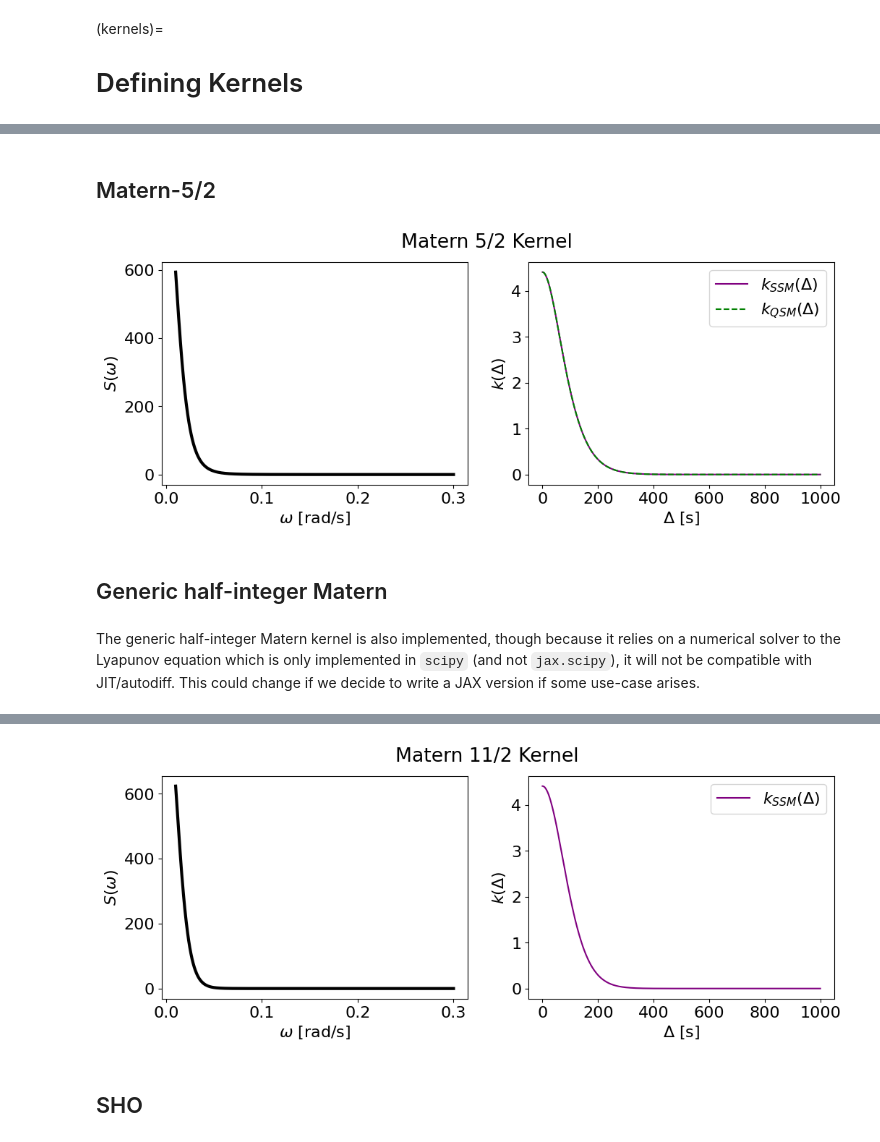
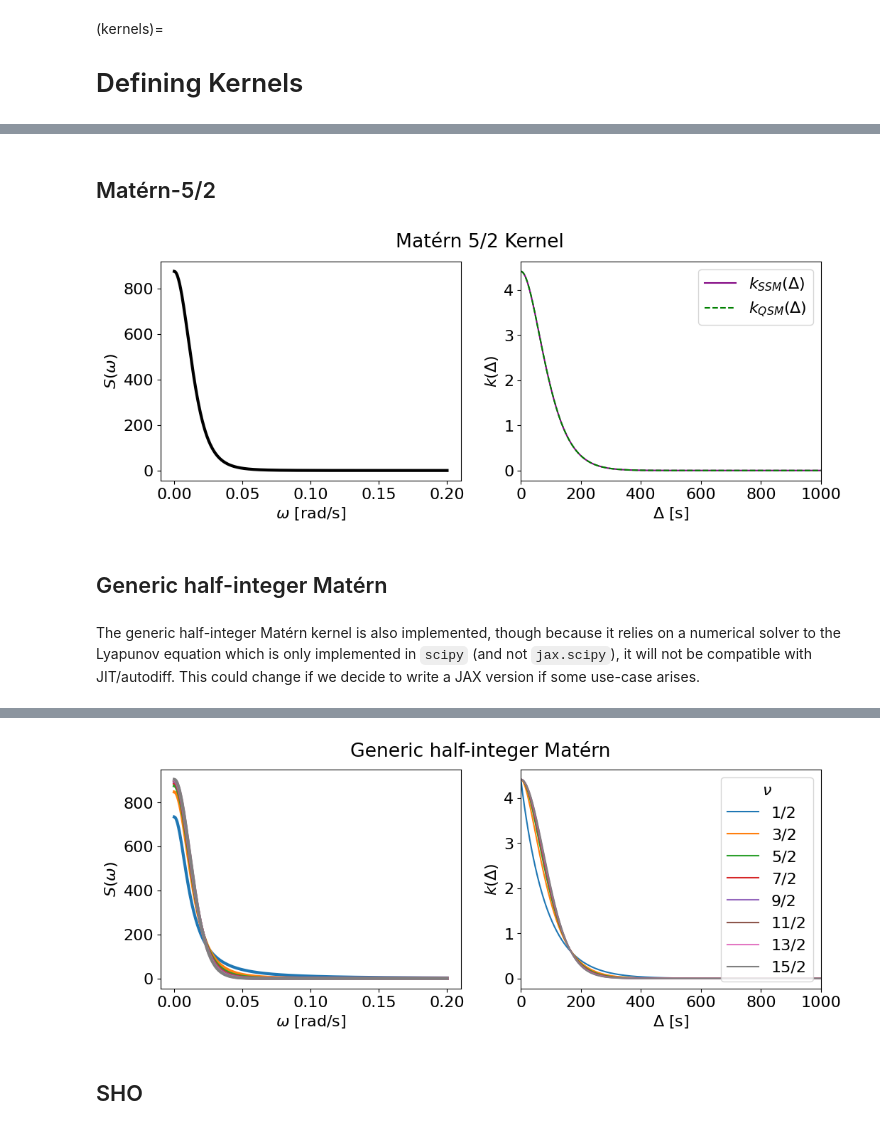
Before and after one commit to smolgp-dev/smolgp, a Jupyter notebook: docs/tutorials/kernels.ipynb, the cells around one changed output, grey strips where cells are left out. Saved outputs shown, nothing was run; the diff lists cells and outputs as text; code cells hidden in the pictures.

```diff
--- a/docs/tutorials/kernels.ipynb
+++ b/docs/tutorials/kernels.ipynb
@@ -27,28 +27,33 @@ A number of kernels are pre-defined in `smolgp`, such as the exponential kernel,
 # %%
-def plot_psd(kssm, ax=None):
-    w = jnp.linspace(0.01, 0.3, 1000)
+dts = jnp.linspace(0, 600, 500)
+w = jnp.linspace(0, 0.2, 500)
+
+def plot_psd(kssm, ax=None, color='k', **kwargs):
     S = kssm.psd(w)
     if ax is None:
         fig, ax = plt.subplots(figsize=(8, 2))
-    ax.plot(w, S, color='k', lw=3)
+    ax.plot(w, S, color=color, lw=3, **kwargs)
     ax.set(xlabel=r'$\omega$ [rad/s]', ylabel=r'$S(\omega)$');
 
 def plot_cov(kernel, ax=None, **kwargs):
-    dts = jnp.linspace(0, 1000, 500)
     zeros = jnp.zeros_like(dts)
     cov = kernel(zeros, dts)[0,:]
     if ax is None:
         fig, ax = plt.subplots(figsize=(8, 2))
     ax.plot(dts, cov, **kwargs)
-    ax.set(xlabel=r'$\Delta$ [s]', ylabel=r'$k(\Delta)$');
+    ax.set(xlabel=r'$\Delta$ [s]', ylabel=r'$k(\Delta)$', xlim=(dts.min(), dts.max()));
 
-def plot_psd_and_cov(kssm, kqsm=None, name='Kernel'):
-    fig, axes = plt.subplots(1,2, figsize=(12,4))
-    fig.suptitle(name)
+def plot_psd_and_cov(kssm, kqsm=None, name='Kernel', axes=None, label=None):
+    if axes is None:
+        fig, axes = plt.subplots(1,2, figsize=(12,4))
+        fig.suptitle(name)
+    else:
+        fig = axes[0].get_figure()
     plot_psd(kssm, ax=axes[0])
-    plot_cov(kssm, ax=axes[1], color='purple', label=r'$k_{SSM}(\Delta)$')
+    plot_cov(kssm, ax=axes[1], color='purple', label=r'$k_{SSM}(\Delta)$' if label is None else label)
     if kqsm is not None:
         label = 'QSM' if isinstance(kqsm, tinygp.kernels.quasisep.Quasisep) else 'Dense'
         plot_cov(kqsm, ax=axes[1], color='green', label=r'$k_{' + label + '}(\Delta)$', ls='--')
     axes[1].legend(loc='upper right')
+    return fig, axes
 # %% [markdown]
@@ -76,23 +81,33 @@ plot_psd_and_cov(m32_smol, m32_tiny, name='Matern 3/2 Kernel')
 # %% [markdown]
-## Matern-5/2
+## Matérn-5/2
 # %%
 sigma = 2.1
 scale = 83.3
 
 m52_smol = smolgp.kernels.Matern52(scale=scale, sigma=sigma)
 m52_tiny = tinygp.kernels.quasisep.Matern52(scale=scale, sigma=sigma)
-plot_psd_and_cov(m52_smol, m52_tiny, name='Matern 5/2 Kernel')
+fig, axes = plot_psd_and_cov(m52_smol, m52_tiny, name='Matérn 5/2 Kernel')
 # %% [output]
-[figure, old version]
+[figure, new version]
 # %% [markdown]
-## Generic half-integer Matern
+## Generic half-integer Matérn
 # %% [markdown]
-The generic half-integer Matern kernel is also implemented, though because it relies on a numerical solver to the Lyapunov equation which is only implemented in `scipy` (and not `jax.scipy`), it will not be compatible with JIT/autodiff. This could change if we decide to write a JAX version if some use-case arises.
+The generic half-integer Matérn kernel is also implemented, though because it relies on a numerical solver to the Lyapunov equation which is only implemented in `scipy` (and not `jax.scipy`), it will not be compatible with JIT/autodiff. This could change if we decide to write a JAX version if some use-case arises.
 # %%
+from unicodedata import name
+
+
 sigma = 2.1
 scale = 83.3
+nus = ['1/2', '3/2', '5/2', '7/2', '9/2', '11/2', '13/2', '15/2']
 
-m72 = smolgp.kernels.base.Matern(nu=11/2, scale=scale, sigma=sigma)
-plot_psd_and_cov(m72, name='Matern 11/2 Kernel')
+fig, axes = plt.subplots(1,2, figsize=(12,4))
+for nu in nus:
+    v = float(eval(nu))
+    matern = smolgp.kernels.Matern(nu=v, scale=scale, sigma=sigma)
+    plot_psd(matern, ax=axes[0], color=f'C{int(v-0.5)}',)
+    plot_cov(matern, ax=axes[1], color=f'C{int(v-0.5)}', label=f'{nu}')
+fig.suptitle('Generic half-integer Matérn')
+axes[1].legend(loc='upper right', title=r'$\nu$');
 # %% [output]
 Warning: there does not seem to be a JAX implementation of solve_continuous_lyapunov, so we use the scipy version here for now. This means that this method will not be JIT-compilable.
@@ -99,4 +121,4 @@ Warning: there does not seem to be a JAX implementation of solve_continuous_lyap
-[figure, old version]
+[figure, new version]
 # %% [markdown]
 ## SHO
 # %%
```
Also changed, not shown: parts of 12 cells of this notebook.
